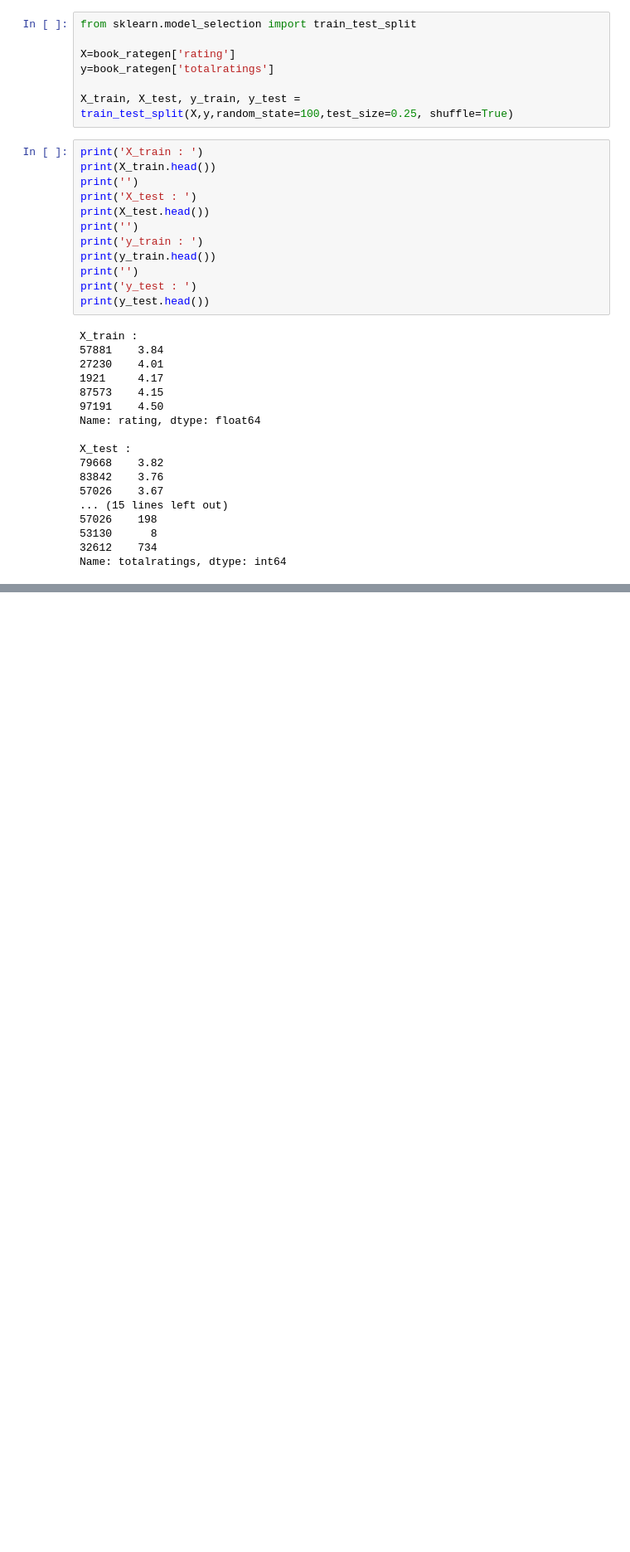
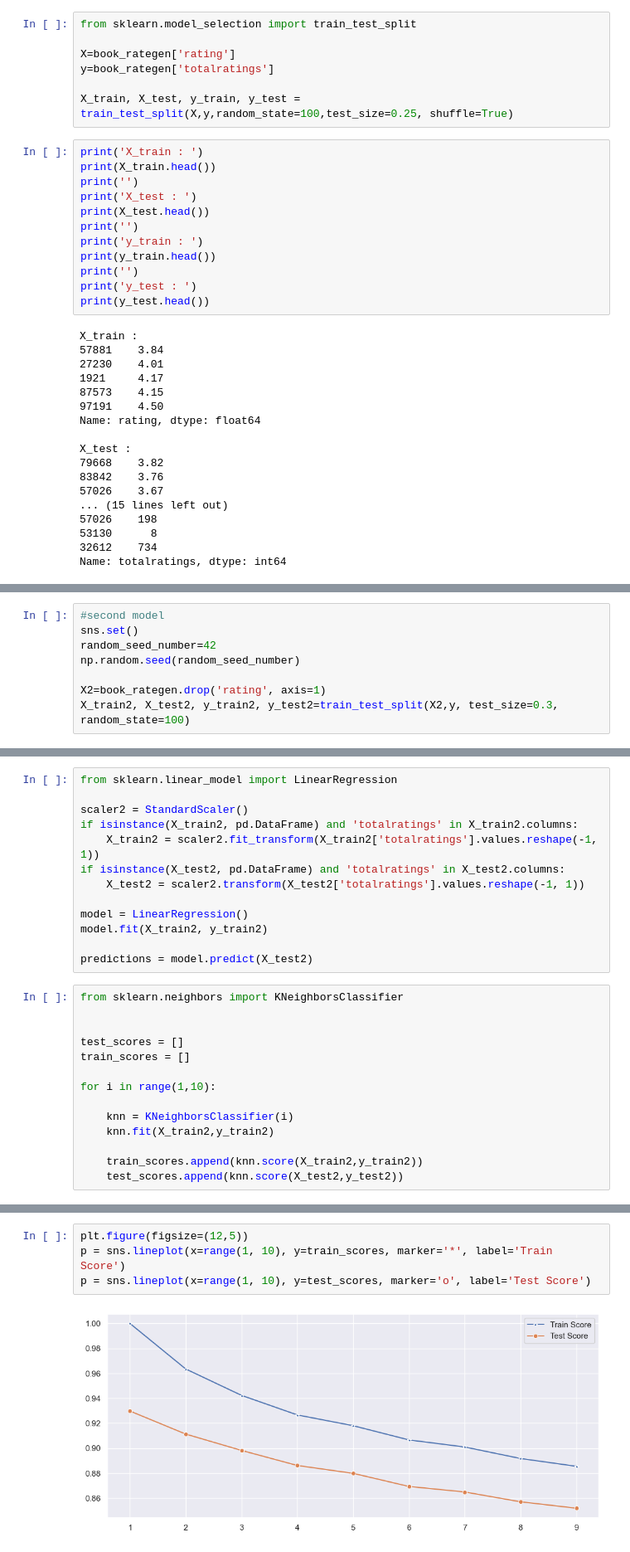
Before and after one commit to JessGlassF/Capstone-2, a Jupyter notebook: Capstone2.ipynb, the cells around one changed output, grey strips where cells are left out. Shown: that part at 83% size. Saved outputs shown, nothing was run; the diff lists cells and outputs as text; blank space fills up the shorter version.

```diff
--- a/Capstone2.ipynb
+++ b/Capstone2.ipynb
@@ -439,0 +539,8 @@ Name: totalratings, dtype: int64
+# %%
+#second model
+sns.set()
+random_seed_number=42
+np.random.seed(random_seed_number)
+
+X2=book_rategen.drop('rating', axis=1)
+X_train2, X_test2, y_train2, y_test2=train_test_split(X2,y, test_size=0.3, random_state=100)
@@ -439,0 +567,27 @@ Name: totalratings, dtype: int64
+# %%
+from sklearn.linear_model import LinearRegression
+
+scaler2 = StandardScaler()
+if isinstance(X_train2, pd.DataFrame) and 'totalratings' in X_train2.columns:
+    X_train2 = scaler2.fit_transform(X_train2['totalratings'].values.reshape(-1, 1))
+if isinstance(X_test2, pd.DataFrame) and 'totalratings' in X_test2.columns:
+    X_test2 = scaler2.transform(X_test2['totalratings'].values.reshape(-1, 1))
+
+model = LinearRegression()
+model.fit(X_train2, y_train2)
+
+predictions = model.predict(X_test2)
+# %%
+from sklearn.neighbors import KNeighborsClassifier
+
+
+test_scores = []
+train_scores = []
+
+for i in range(1,10):
+
+    knn = KNeighborsClassifier(i)
+    knn.fit(X_train2,y_train2)
+
+    train_scores.append(knn.score(X_train2,y_train2))
+    test_scores.append(knn.score(X_test2,y_test2))
@@ -439,0 +620,6 @@ Name: totalratings, dtype: int64
+# %%
+plt.figure(figsize=(12,5))
+p = sns.lineplot(x=range(1, 10), y=train_scores, marker='*', label='Train Score')
+p = sns.lineplot(x=range(1, 10), y=test_scores, marker='o', label='Test Score')
+# %% [output]
+[figure, added]
```
Also changed, not shown: parts of 20 cells of this notebook.
